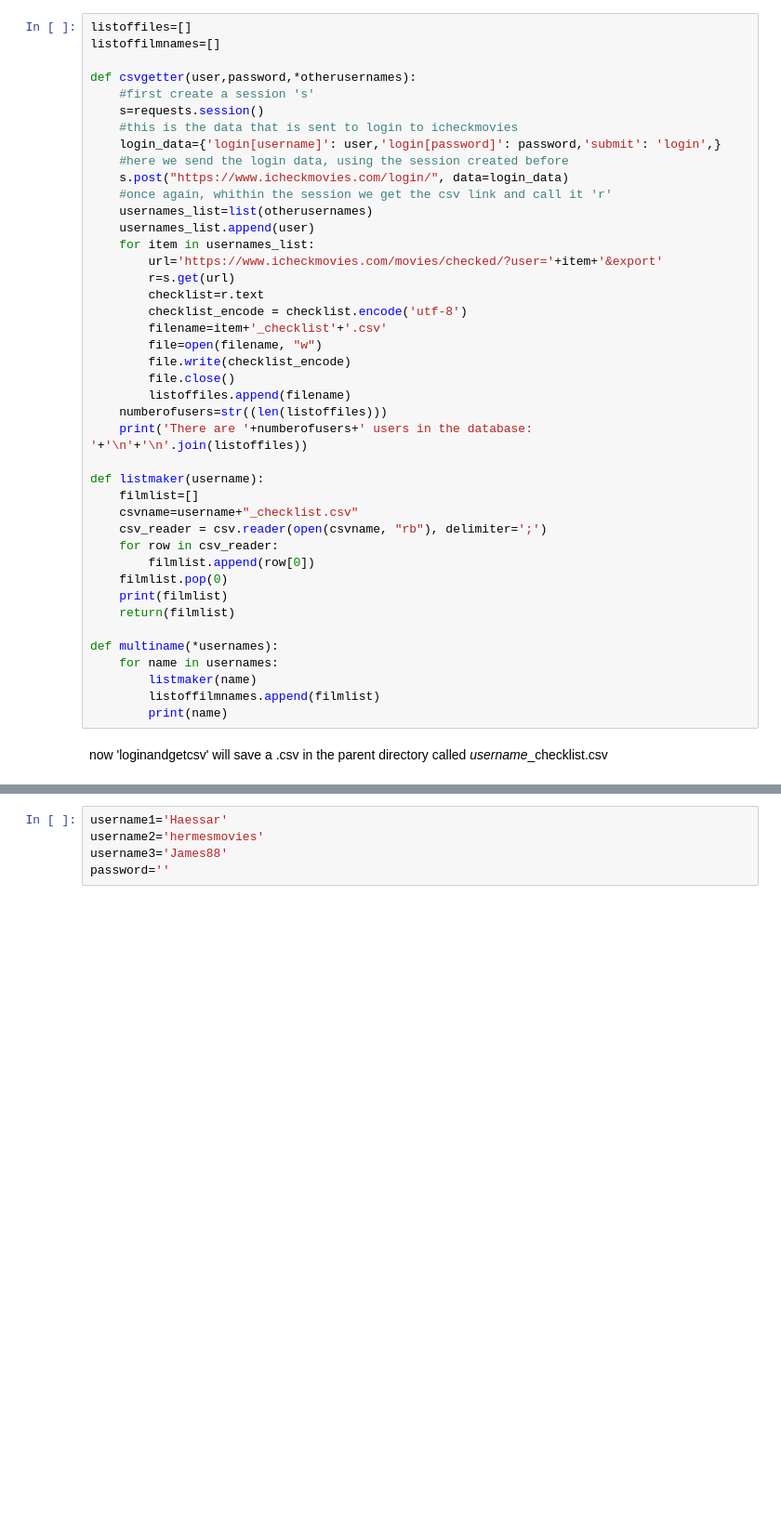
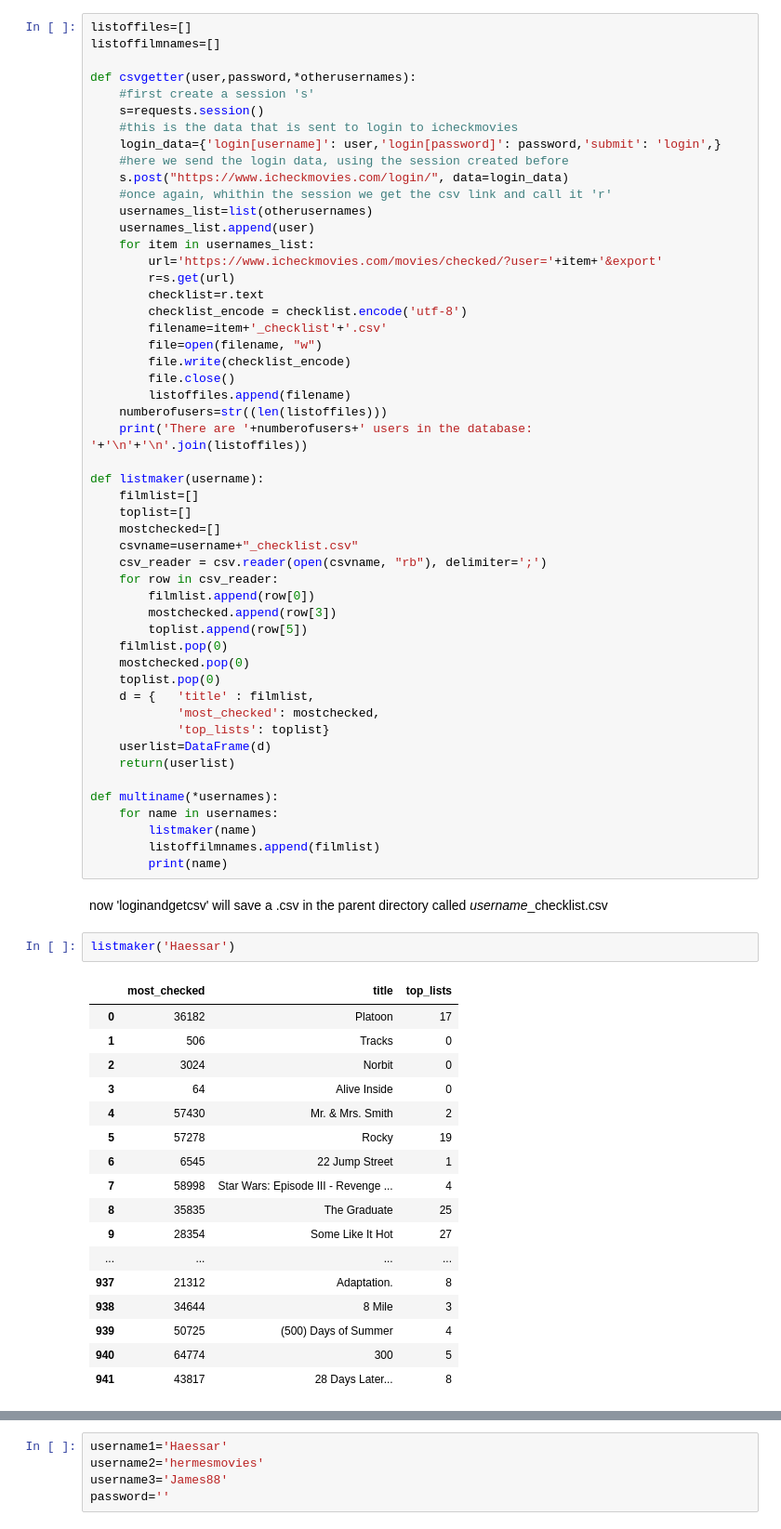
Before and after one commit to hermesgithub/ICManalyser, a Jupyter notebook: ICMlistmaker.ipynb, the cells around one changed output, grey strips where cells are left out. Shown: that part at 93% size. Saved outputs shown, nothing was run; the diff lists cells and outputs as text; blank space fills up the shorter version.

Commit message:
start of DataFraming

```diff
--- a/ICMlistmaker.ipynb
+++ b/ICMlistmaker.ipynb
@@ -30,13 +32,22 @@ def csvgetter(user,password,*otherusernames):
 
 def listmaker(username):
     filmlist=[]
+    toplist=[]
+    mostchecked=[]
     csvname=username+"_checklist.csv"
     csv_reader = csv.reader(open(csvname, "rb"), delimiter=';')
     for row in csv_reader:
         filmlist.append(row[0])
+        mostchecked.append(row[3])
+        toplist.append(row[5])
     filmlist.pop(0)
-    print(filmlist)
-    return(filmlist)
+    mostchecked.pop(0)
+    toplist.pop(0)
+    d = {   'title' : filmlist,
+            'most_checked': mostchecked,
+            'top_lists': toplist}
+    userlist=DataFrame(d)
+    return(userlist)
 
 def multiname(*usernames):
     for name in usernames:
@@ -45,3 +56,23 @@ def multiname(*usernames):
         print(name)
 # %% [markdown]
 now 'loginandgetcsv' will save a .csv in the parent directory called *username*_checklist.csv
+# %%
+listmaker('Haessar')
+# %% [output]
+|  | most_checked | title | top_lists |
+| 0 | 36182 | Platoon | 17 |
+| 1 | 506 | Tracks | 0 |
+| 2 | 3024 | Norbit | 0 |
+| 3 | 64 | Alive Inside | 0 |
+| 4 | 57430 | Mr. & Mrs. Smith | 2 |
+| 5 | 57278 | Rocky | 19 |
+| 6 | 6545 | 22 Jump Street | 1 |
+| 7 | 58998 | Star Wars: Episode III - Revenge ... | 4 |
+| 8 | 35835 | The Graduate | 25 |
+| 9 | 28354 | Some Like It Hot | 27 |
+| ... | ... | ... | ... |
+| 937 | 21312 | Adaptation. | 8 |
+| 938 | 34644 | 8 Mile | 3 |
+| 939 | 50725 | (500) Days of Summer | 4 |
+| 940 | 64774 | 300 | 5 |
+| 941 | 43817 | 28 Days Later... | 8 |
```
Also changed, not shown: parts of 4 cells of this notebook.
